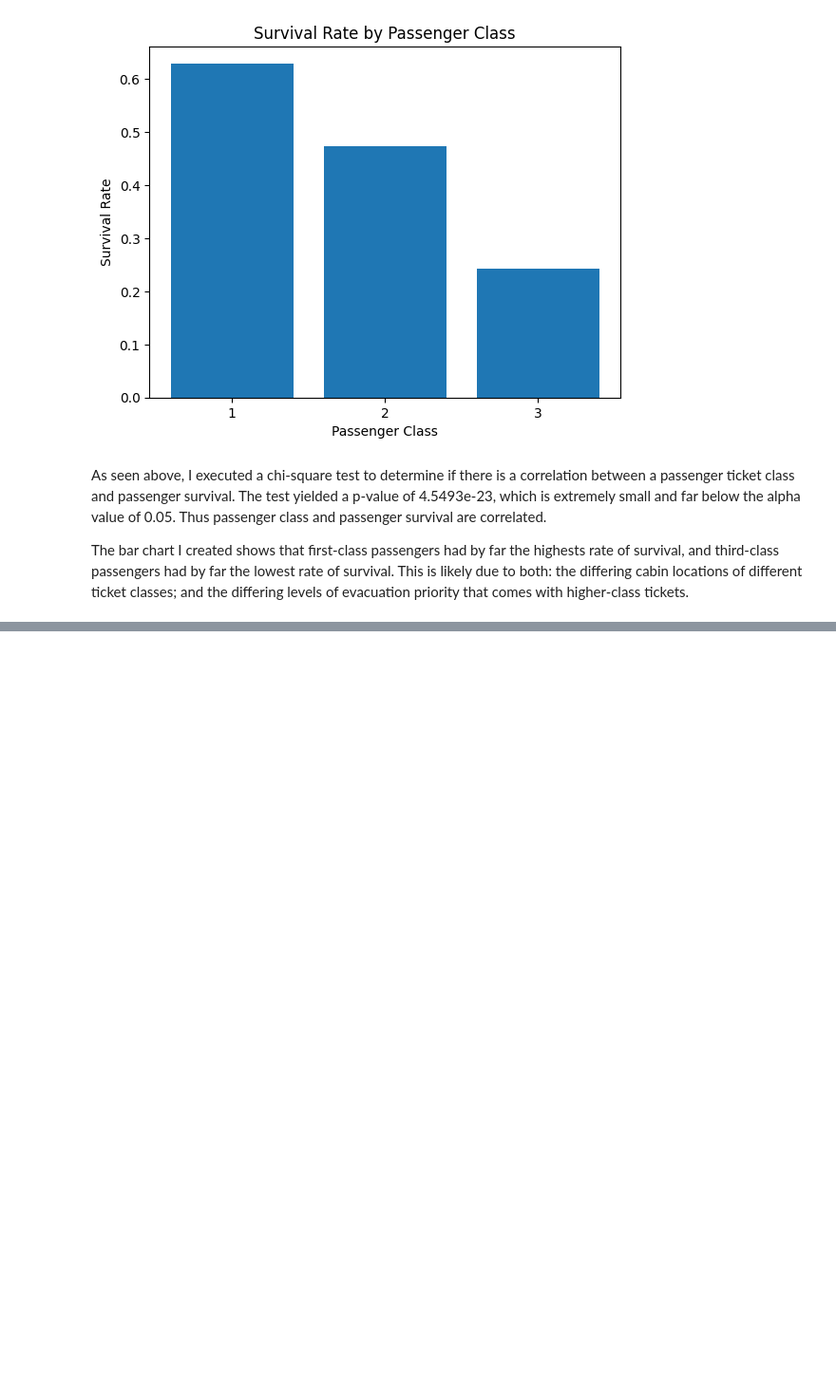
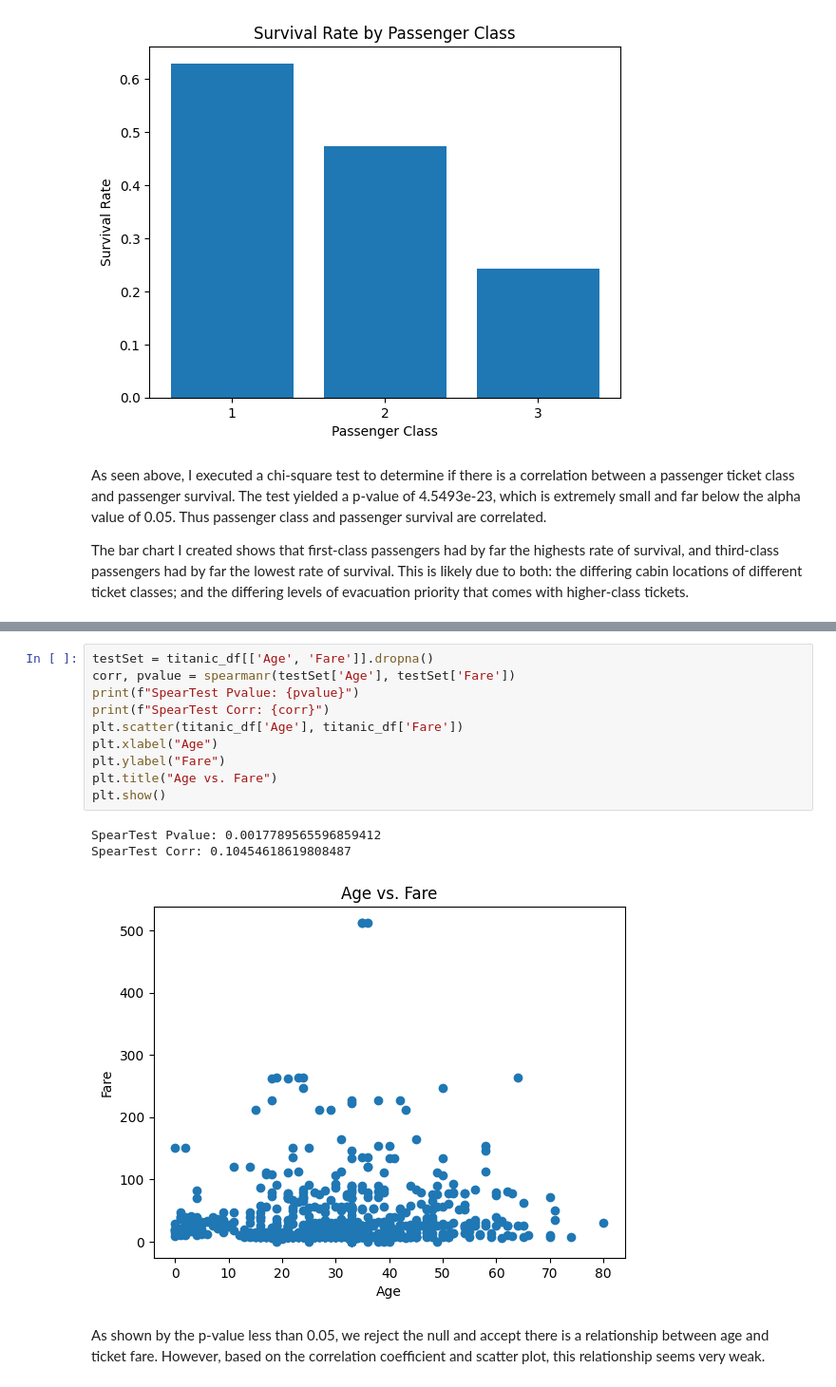
Before and after one commit to justin-glazer/320-FinalProject, a Jupyter notebook: CMSC320_Final_Project.ipynb, the cells around one changed output, grey strips where cells are left out. Shown at 95% size. Cells and saved outputs as stored; diff of their text form; blank space fills up the shorter version.

```diff
--- a/CMSC320_Final_Project.ipynb
+++ b/CMSC320_Final_Project.ipynb
@@ -333,0 +344,16 @@ The bar chart I created shows that first-class passengers had by far the highest
+# %%
+testSet = titanic_df[['Age', 'Fare']].dropna()
+corr, pvalue = spearmanr(testSet['Age'], testSet['Fare'])
+print(f"SpearTest Pvalue: {pvalue}")
+print(f"SpearTest Corr: {corr}")
+plt.scatter(titanic_df['Age'], titanic_df['Fare'])
+plt.xlabel("Age")
+plt.ylabel("Fare")
+plt.title("Age vs. Fare")
+plt.show()
+# %% [output]
+SpearTest Pvalue: 0.0017789565596859412
+SpearTest Corr: 0.10454618619808487
+[figure, added]
+# %% [markdown]
+As shown by the p-value less than 0.05, we reject the null and accept there is a relationship between age and ticket fare. However, based on the correlation coefficient and scatter plot, this relationship seems very weak.
```
Also changed, not shown: parts of 5 cells of this notebook.
